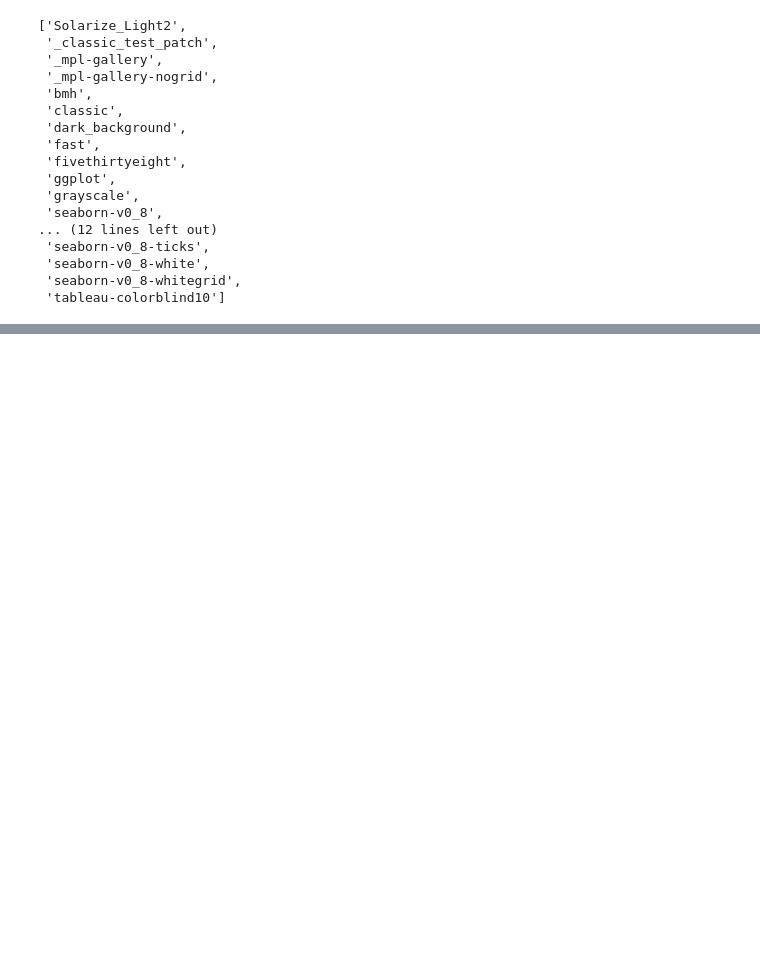
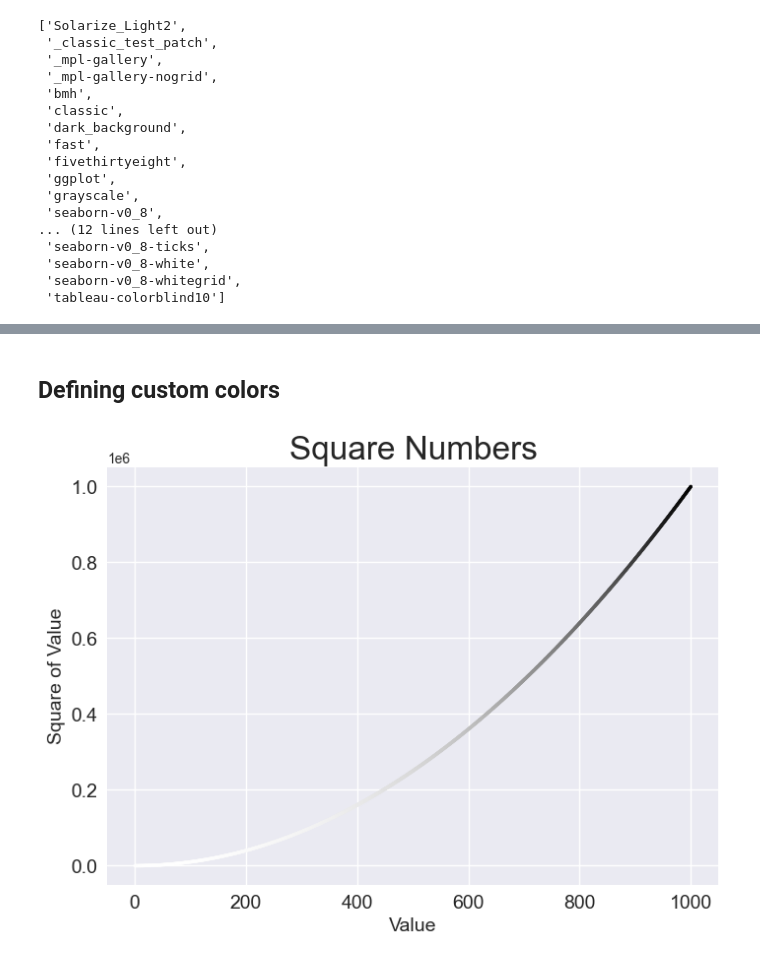
Before and after one commit to alfred-ojuku/Data-Visualization, a Jupyter notebook: Introduction to matplotlib/introduction to matplotlib.ipynb, the cells around one changed output, grey strips where cells are left out. Saved outputs shown, nothing was run; the diff lists cells and outputs as text; code cells hidden in the pictures; blank space fills up the shorter version.

```diff
--- a/Introduction to matplotlib/introduction to matplotlib.ipynb
+++ b/Introduction to matplotlib/introduction to matplotlib.ipynb
@@ -61,0 +124,32 @@ plt.style.available
+# %% [markdown]
+## Defining custom colors
+# %%
+import matplotlib.pyplot as plt
+
+x_values = range(1, 1001)
+y_values = [x ** 2 for x in x_values]
+
+plt.style.use('seaborn')
+fig, ax = plt.subplots()
+#ax.scatter(x_values, y_values, c='black', s=5)
+
+#I can also use the RGB format to pass my color
+  #ax.scatter(x_values, y_values, c=(0, 0, 0), s=5)
+
+#using colormaps
+ax.scatter(x_values, y_values, c=y_values, cmap=plt.cm.Greys, s=5)
+
+#set chart title and axis labels
+ax.set_title('Square Numbers', fontsize=24)
+ax.set_xlabel("Value", fontsize=14)
+ax.set_ylabel("Square of Value", fontsize=14)
+
+#set size of tick labels
+ax.tick_params(axis='both', which='major', labelsize=14)
+
+#set range for each axis
+ax.axis = [0, 1100, 0, 1100000]
+
+plt.savefig('squares_plot.png', bbox_inches='tight')
+# %% [output]
+[figure, added]
```
Also changed, not shown: parts of 16 cells of this notebook, 5 other files.
